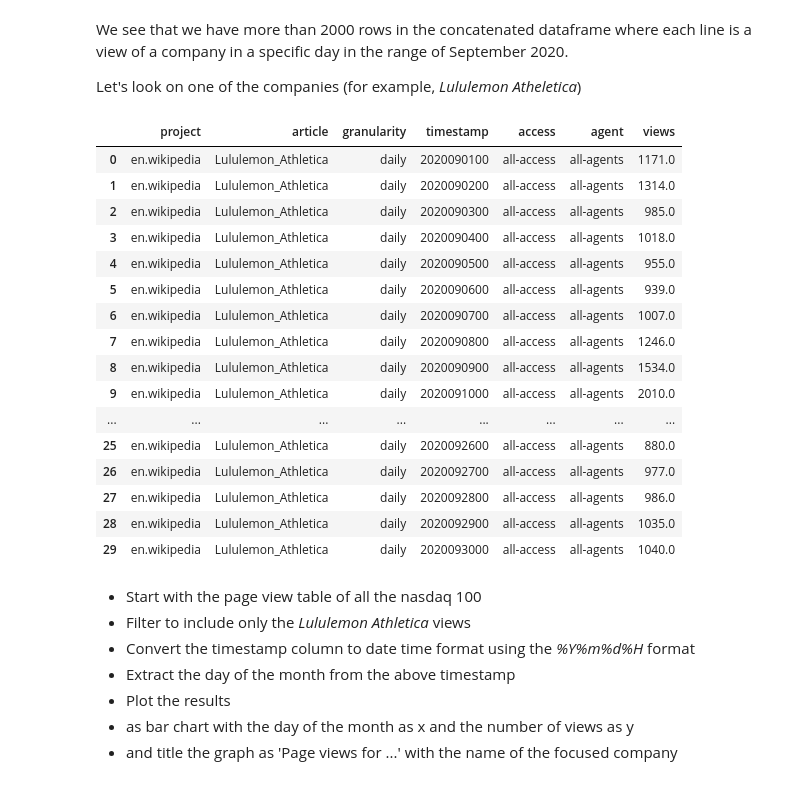
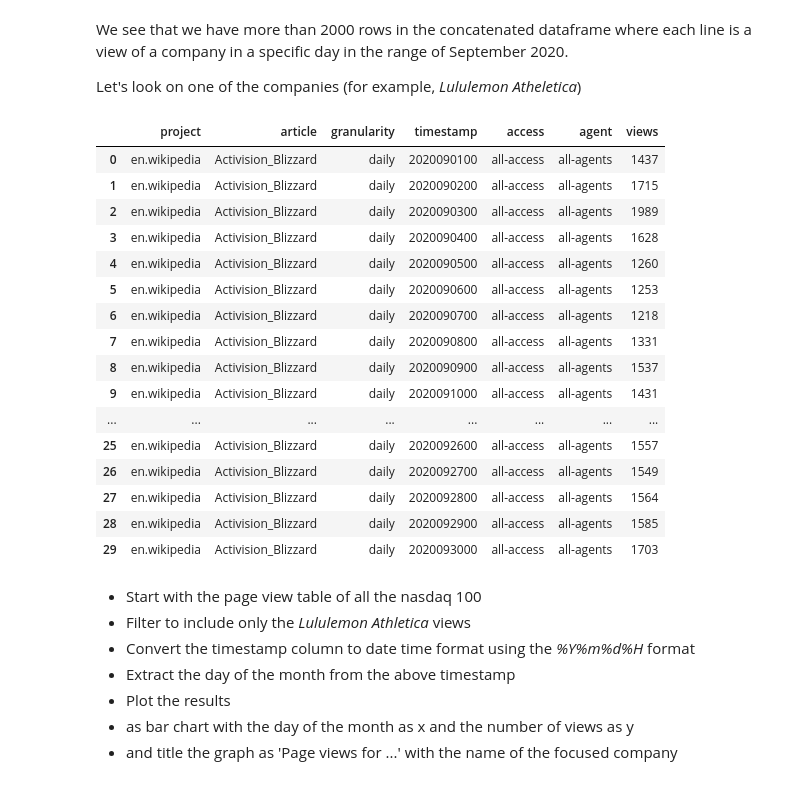
Before and after one commit to aiola-lab/from-excel-to-pandas, a Jupyter notebook: notebooks/01.03_loading_data_from_API.ipynb, the cells around one changed output. Drawn from its saved outputs; the diff is of its cells as text; code cells hidden in the pictures.

```diff
--- a/notebooks/01.03_loading_data_from_API.ipynb
+++ b/notebooks/01.03_loading_data_from_API.ipynb
@@ -155,7 +155,7 @@ Now we can apply the function above on each of the row from the nasdaq 100 ticke
 # %%
 nasdaq_100_views = (
     nasdaq_100_tickers[0]
-    # .head(2)
+    .head(2)
     .groupby('Company')[['Company']]
     .apply(get_views)
 )
@@ -181,25 +185,25 @@ We see that we have more than 2000 rows in the concatenated dataframe where each
 
 Let's look on one of the companies (for example, _Lululemon Atheletica_)
 # %%
-nasdaq_100_views.loc['Lululemon Athletica']
+nasdaq_100_views.loc['Activision Blizzard']
 # %% [output]
 |  | project | article | granularity | timestamp | access | agent | views |
-| 0 | en.wikipedia | Lululemon_Athletica | daily | 2020090100 | all-access | all-agents | 1171.0 |
-| 1 | en.wikipedia | Lululemon_Athletica | daily | 2020090200 | all-access | all-agents | 1314.0 |
-| 2 | en.wikipedia | Lululemon_Athletica | daily | 2020090300 | all-access | all-agents | 985.0 |
-| 3 | en.wikipedia | Lululemon_Athletica | daily | 2020090400 | all-access | all-agents | 1018.0 |
-| 4 | en.wikipedia | Lululemon_Athletica | daily | 2020090500 | all-access | all-agents | 955.0 |
-| 5 | en.wikipedia | Lululemon_Athletica | daily | 2020090600 | all-access | all-agents | 939.0 |
-| 6 | en.wikipedia | Lululemon_Athletica | daily | 2020090700 | all-access | all-agents | 1007.0 |
-| 7 | en.wikipedia | Lululemon_Athletica | daily | 2020090800 | all-access | all-agents | 1246.0 |
-| 8 | en.wikipedia | Lululemon_Athletica | daily | 2020090900 | all-access | all-agents | 1534.0 |
-| 9 | en.wikipedia | Lululemon_Athletica | daily | 2020091000 | all-access | all-agents | 2010.0 |
+| 0 | en.wikipedia | Activision_Blizzard | daily | 2020090100 | all-access | all-agents | 1437 |
+| 1 | en.wikipedia | Activision_Blizzard | daily | 2020090200 | all-access | all-agents | 1715 |
+| 2 | en.wikipedia | Activision_Blizzard | daily | 2020090300 | all-access | all-agents | 1989 |
+| 3 | en.wikipedia | Activision_Blizzard | daily | 2020090400 | all-access | all-agents | 1628 |
+| 4 | en.wikipedia | Activision_Blizzard | daily | 2020090500 | all-access | all-agents | 1260 |
+| 5 | en.wikipedia | Activision_Blizzard | daily | 2020090600 | all-access | all-agents | 1253 |
+| 6 | en.wikipedia | Activision_Blizzard | daily | 2020090700 | all-access | all-agents | 1218 |
+| 7 | en.wikipedia | Activision_Blizzard | daily | 2020090800 | all-access | all-agents | 1331 |
+| 8 | en.wikipedia | Activision_Blizzard | daily | 2020090900 | all-access | all-agents | 1537 |
+| 9 | en.wikipedia | Activision_Blizzard | daily | 2020091000 | all-access | all-agents | 1431 |
 | ... | ... | ... | ... | ... | ... | ... | ... |
-| 25 | en.wikipedia | Lululemon_Athletica | daily | 2020092600 | all-access | all-agents | 880.0 |
-| 26 | en.wikipedia | Lululemon_Athletica | daily | 2020092700 | all-access | all-agents | 977.0 |
-| 27 | en.wikipedia | Lululemon_Athletica | daily | 2020092800 | all-access | all-agents | 986.0 |
-| 28 | en.wikipedia | Lululemon_Athletica | daily | 2020092900 | all-access | all-agents | 1035.0 |
-| 29 | en.wikipedia | Lululemon_Athletica | daily | 2020093000 | all-access | all-agents | 1040.0 |
+| 25 | en.wikipedia | Activision_Blizzard | daily | 2020092600 | all-access | all-agents | 1557 |
+| 26 | en.wikipedia | Activision_Blizzard | daily | 2020092700 | all-access | all-agents | 1549 |
+| 27 | en.wikipedia | Activision_Blizzard | daily | 2020092800 | all-access | all-agents | 1564 |
+| 28 | en.wikipedia | Activision_Blizzard | daily | 2020092900 | all-access | all-agents | 1585 |
+| 29 | en.wikipedia | Activision_Blizzard | daily | 2020093000 | all-access | all-agents | 1703 |
 # %% [markdown]
 * Start with the page view table of all the nasdaq 100
 * Filter to include only the _Lululemon Athletica_ views
```
Also changed, not shown: parts of 9 cells of this notebook, 3 other files.
